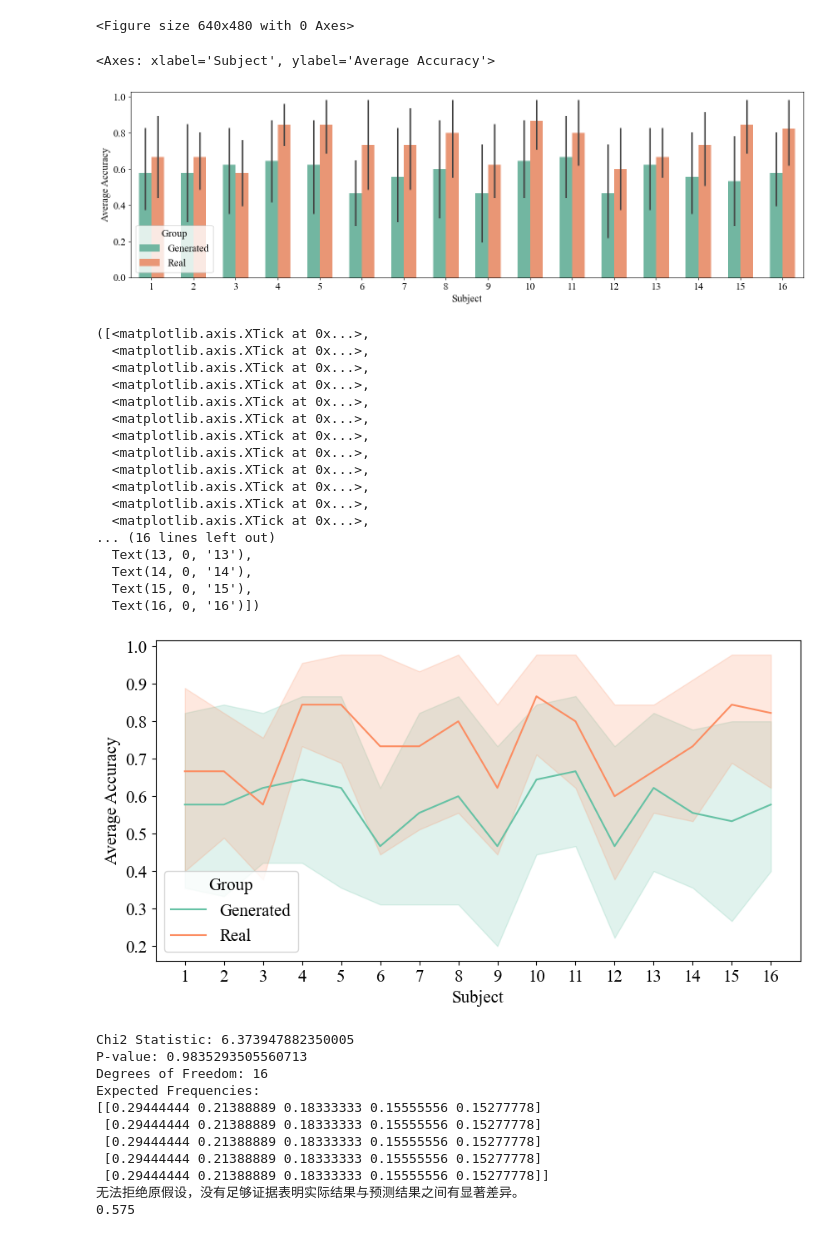
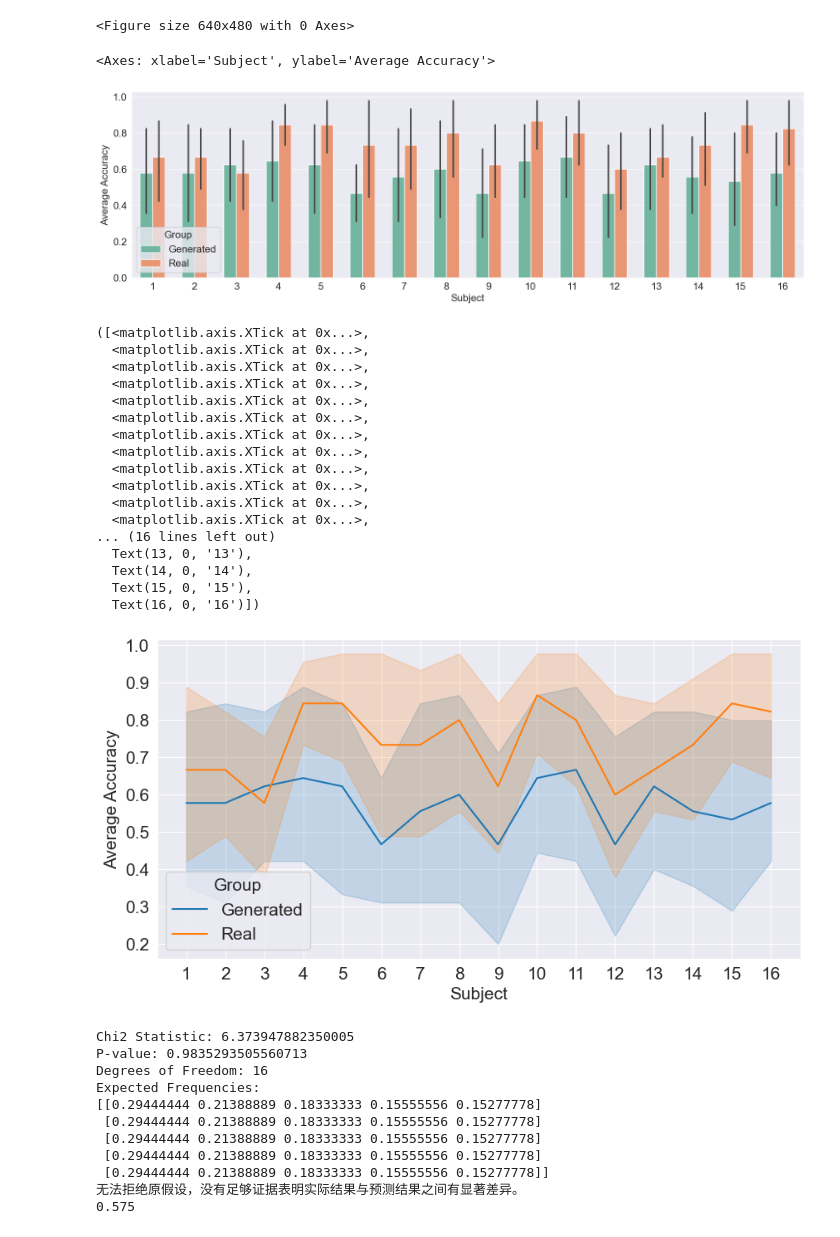
Before and after one commit to shinolab/vibrotactile-autoencoder, a Jupyter notebook: result_analysis.ipynb, the cells around one changed output. Cells and saved outputs as stored; diff of their text form; code cells hidden in the pictures.

```diff
--- a/result_analysis.ipynb
+++ b/result_analysis.ipynb
@@ -107,6 +107,7 @@ for dir in dir_list:
 df_avgacc = pd.DataFrame(df_avgacc)
 
 plt.figure(figsize=(10, 7))
+sns.set_style("darkgrid")
 plt.title('Subject Accuracy of each Class')
 sns.barplot(x="Class", y="Average Accuracy", data=df_avgacc, hue="Group", width=0.6, linewidth=1.3, palette="Set2")
 plt.show()
@@ -116 +117,7 @@ plt.savefig('boxplot.png', dpi = 300)
 <Figure size 640x480 with 0 Axes>
+# %%
+plt.figure(figsize=(10, 7))
+sns.set_style("darkgrid")
+plt.title('Subject Accuracy of each Class')
+sns.lineplot(x="Class", y="Average Accuracy", data=df_avgacc, hue="Group")
+plt.show()
@@ -219,33 +228,35 @@ df_avgacc_r
 # %%
 df_avgacc = pd.concat([df_avgacc_g, df_avgacc_r])
 plt.figure(figsize=(18, 5))
+sns.set_style("darkgrid")
 sns.barplot(x="Subject", y="Average Accuracy", data=df_avgacc, hue="Group", width=0.6, palette="Set2")
 # %% [output]
 <Axes: xlabel='Subject', ylabel='Average Accuracy'>
-[figure, old version]
+[figure, new version]
 # %%
 plt.figure(figsize=(10, 5))
-sns.lineplot(x="Subject", y="Average Accuracy", data=df_avgacc, hue="Group", palette="Set2")
+sns.set_style("darkgrid")
+sns.lineplot(x="Subject", y="Average Accuracy", data=df_avgacc, hue="Group")
 plt.xticks(list(range(1, 17)))
 # %% [output]
 ([<matplotlib.axis.XTick at 0x...>,
   <matplotlib.axis.XTick at 0x...>,
   <matplotlib.axis.XTick at 0x...>,
   <matplotlib.axis.XTick at 0x...>,
   <matplotlib.axis.XTick at 0x...>,
   <matplotlib.axis.XTick at 0x...>,
   <matplotlib.axis.XTick at 0x...>,
   <matplotlib.axis.XTick at 0x...>,
   <matplotlib.axis.XTick at 0x...>,
   <matplotlib.axis.XTick at 0x...>,
   <matplotlib.axis.XTick at 0x...>,
   <matplotlib.axis.XTick at 0x...>,
 ... (16 lines left out)
   Text(13, 0, '13'),
   Text(14, 0, '14'),
   Text(15, 0, '15'),
   Text(16, 0, '16')])
-[figure, old version]
+[figure, new version]
 # %%
 conf_matrix_g = np.zeros([5, 5], dtype=np.int64)
 results_path = 'Evaluation_Results'
```
Also changed, not shown: parts of 2 cells of this notebook.
